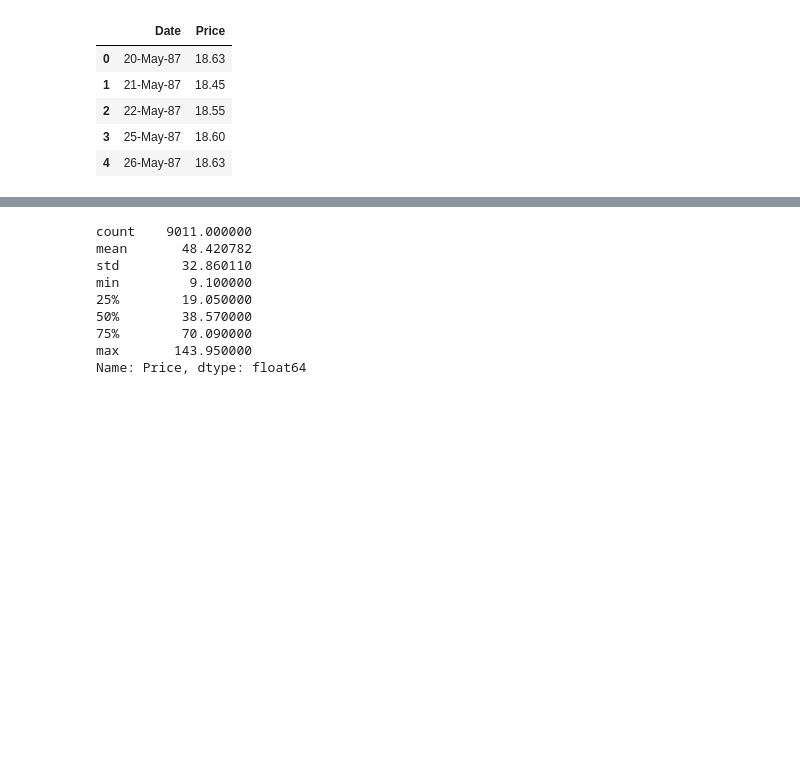
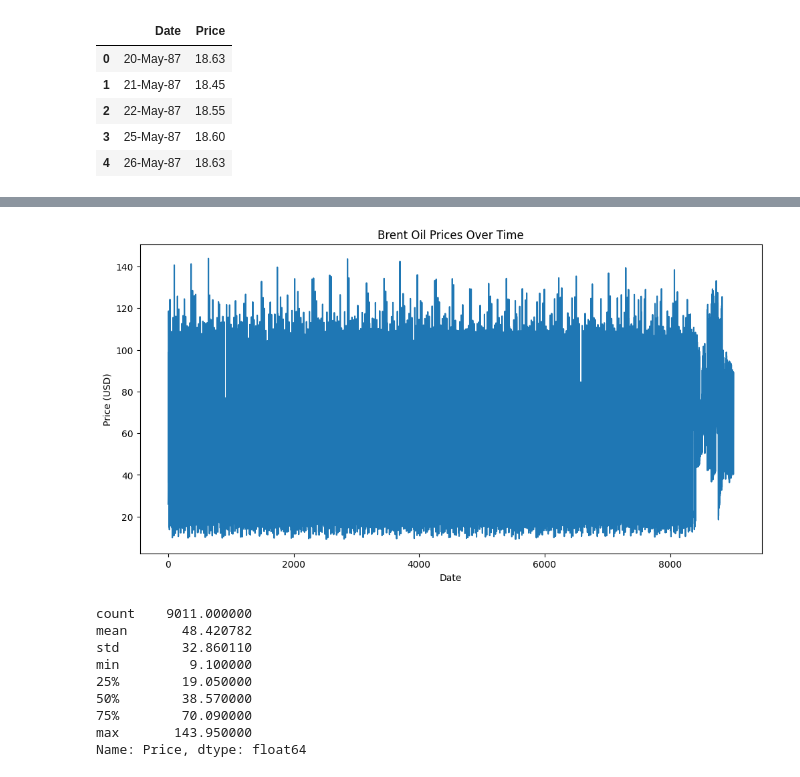
Before and after one commit to tesfayefekadu/TimeSeries-Change_Point_Detection, a Jupyter notebook: notebooks/data_analysis.ipynb, the cells around one changed output, grey strips where cells are left out. Cells and saved outputs as stored; diff of their text form; code cells hidden in the pictures; blank space fills up the shorter version.

```diff
--- a/notebooks/data_analysis.ipynb
+++ b/notebooks/data_analysis.ipynb
@@ -59,3 +57,11 @@ plt.show()
+# %%
+# Plot the oil prices over time
+df['Price'].plot(title='Brent Oil Prices Over Time', figsize=(12, 6))
+plt.xlabel('Date')
+plt.ylabel('Price (USD)')
+plt.show()
+# %% [output]
+[figure, added]
 # %%
 # Descriptive statistics
 print(df['Price'].describe())
```
Also changed, not shown: parts of 6 cells of this notebook, 1 other file.
